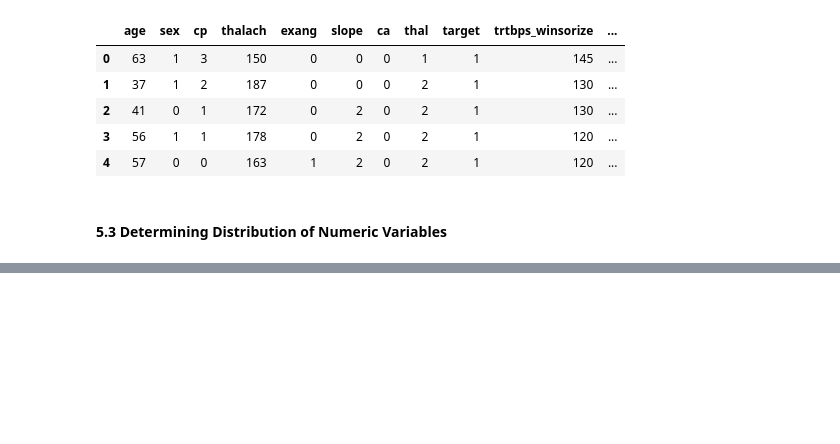
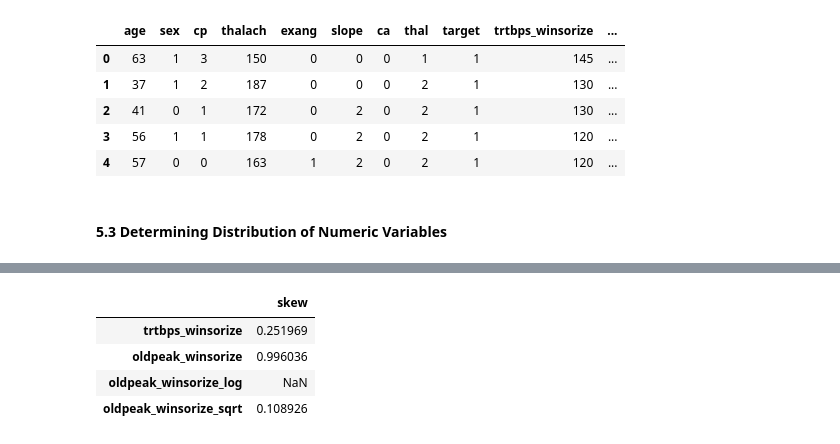
Before and after one commit to TaeMD/ML-projects, a Jupyter notebook: heart-attack-analysis.ipynb, the cells around one changed output, grey strips where cells are left out. Cells and saved outputs as stored; diff of their text form; code cells hidden in the pictures; blank space fills up the shorter version.

```diff
--- a/heart-attack-analysis.ipynb
+++ b/heart-attack-analysis.ipynb
@@ -1047,0 +1075,3 @@ df.head()
+# %%
+df['oldpeak_winsorize_log'] = np.log(df['oldpeak_winsorize'])
+df['oldpeak_winsorize_sqrt'] = np.sqrt(df['oldpeak_winsorize'])
@@ -1047,0 +1087,8 @@ df.head()
+# %%
+df[['trtbps_winsorize', 'oldpeak_winsorize','oldpeak_winsorize_log','oldpeak_winsorize_sqrt']].agg(['skew']).T
+# %% [output]
+|  | skew |
+| trtbps_winsorize | 0.251969 |
+| oldpeak_winsorize | 0.996036 |
+| oldpeak_winsorize_log | NaN |
+| oldpeak_winsorize_sqrt | 0.108926 |
```
Also changed, not shown: parts of 6 cells of this notebook.
